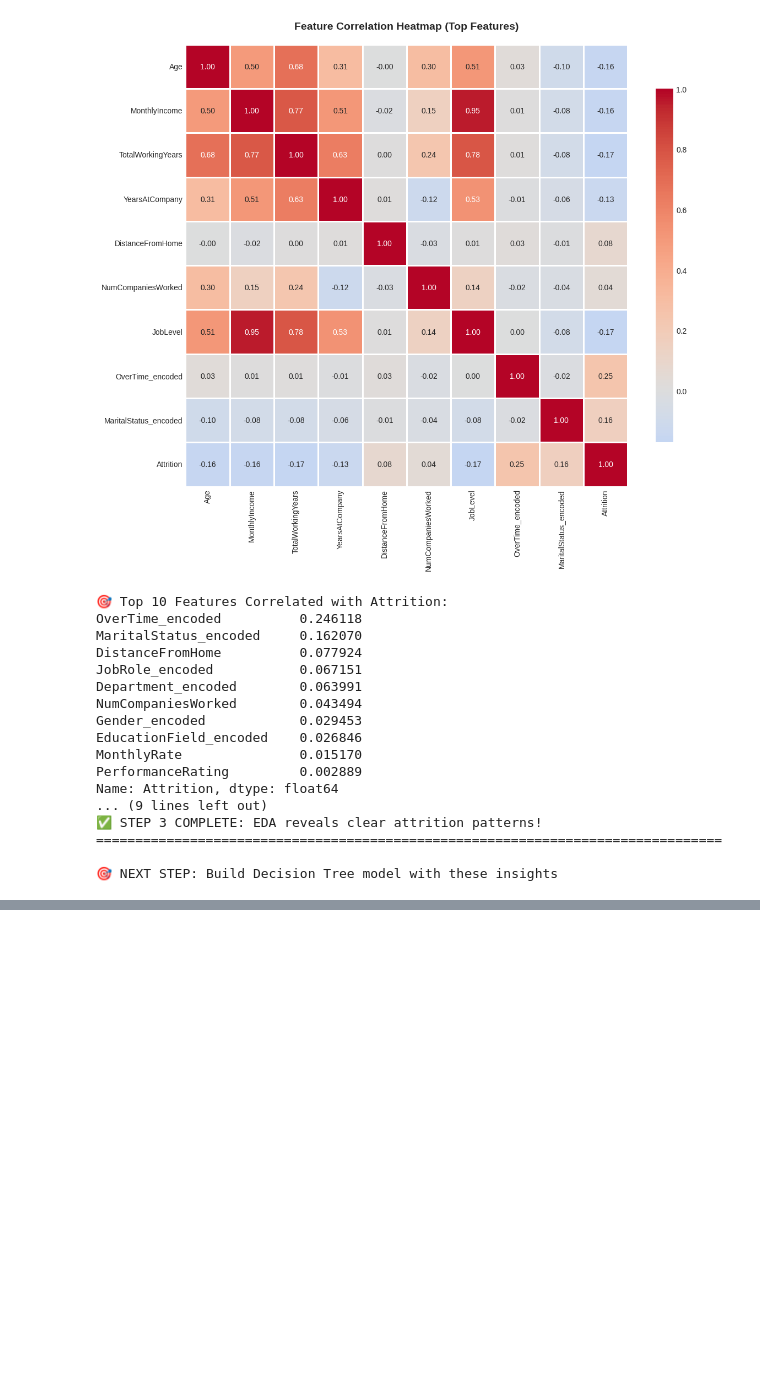
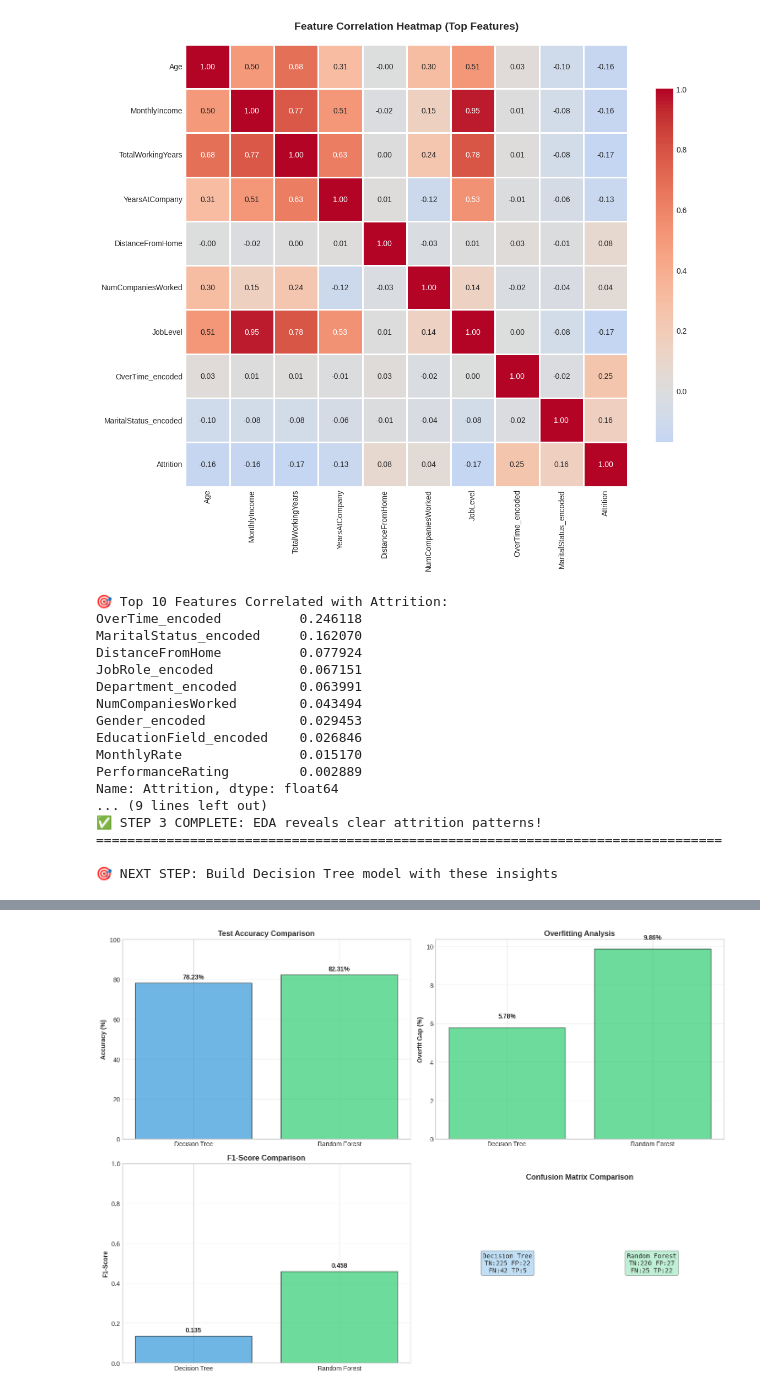
Before and after one commit to Carltonkenny/ELEVATELABS, a Jupyter notebook: TASK5.ipynb, the cells around one changed output, grey strips where cells are left out. Drawn from its saved outputs; the diff is of its cells as text; code cells hidden in the pictures; blank space fills up the shorter version.

```diff
--- a/TASK5.ipynb
+++ b/TASK5.ipynb
@@ -606,0 +1139,97 @@ Name: Attrition, dtype: float64
+# %%
+# ============================================================================
+# STEP 5B: DECISION TREE vs RANDOM FOREST COMPARISON
+# ============================================================================
+
+print("🏆 STEP 5B: Decision Tree vs Random Forest")
+print("="*80)
+
+# Create comparison dataframe
+comparison_data = {
+    'Model': ['Decision Tree', 'Random Forest'],
+    'Train Accuracy': [f'{train_acc*100:.2f}%', f'{train_acc_rf*100:.2f}%'],
+    'Test Accuracy': [f'{test_acc*100:.2f}%', f'{test_acc_rf*100:.2f}%'],
+    'Overfit Gap': [f'{(train_acc - test_acc)*100:.2f}%',
+                    f'{(train_acc_rf - test_acc_rf)*100:.2f}%'],
+    'F1-Score': [f'{test_f1:.3f}', f'{test_f1_rf:.3f}']
+}
+
+comparison_df = pd.DataFrame(comparison_data)
+
+print("\n📊 MODEL COMPARISON TABLE:")
+print("="*80)
+print(comparison_df.to_string(index=False))
+print("="*80)
+
+# Visualization: Accuracy comparison
+fig, axes = plt.subplots(2, 2, figsize=(14, 10))
+
+# Test Accuracy
+models = ['Decision Tree', 'Random Forest']
+test_accs = [test_acc*100, test_acc_rf*100]
+axes[0, 0].bar(models, test_accs, color=['#3498db', '#2ecc71'], alpha=0.7, edgecolor='black')
+axes[0, 0].set_ylabel('Accuracy (%)', fontweight='bold')
+axes[0, 0].set_title('Test Accuracy Comparison', fontweight='bold', fontsize=12)
+axes[0, 0].set_ylim([0, 100])
+axes[0, 0].grid(axis='y', alpha=0.3)
+for i, v in enumerate(test_accs):
+    axes[0, 0].text(i, v + 2, f'{v:.2f}%', ha='center', fontweight='bold')
+
+# Overfitting Gap
+overfit_gaps = [(train_acc - test_acc)*100, (train_acc_rf - test_acc_rf)*100]
+colors_gap = ['#e74c3c' if gap > 10 else '#2ecc71' for gap in overfit_gaps]
+axes[0, 1].bar(models, overfit_gaps, color=colors_gap, alpha=0.7, edgecolor='black')
+axes[0, 1].set_ylabel('Overfit Gap (%)', fontweight='bold')
+axes[0, 1].set_title('Overfitting Analysis', fontweight='bold', fontsize=12)
+axes[0, 1].grid(axis='y', alpha=0.3)
+for i, v in enumerate(overfit_gaps):
+    axes[0, 1].text(i, v + 0.5, f'{v:.2f}%', ha='center', fontweight='bold')
+
+# F1-Scores
+f1_scores = [test_f1, test_f1_rf]
+axes[1, 0].bar(models, f1_scores, color=['#3498db', '#2ecc71'], alpha=0.7, edgecolor='black')
+axes[1, 0].set_ylabel('F1-Score', fontweight='bold')
+axes[1, 0].set_title('F1-Score Comparison', fontweight='bold', fontsize=12)
+axes[1, 0].set_ylim([0, 1])
+axes[1, 0].grid(axis='y', alpha=0.3)
+for i, v in enumerate(f1_scores):
+    axes[1, 0].text(i, v + 0.02, f'{v:.3f}', ha='center', fontweight='bold')
+
+# Confusion Matrices Side by Side
+cm_dt = confusion_matrix(y_test, y_test_pred)
+cm_rf = confusion_matrix(y_test, y_test_pred_rf)
+
+# Create mini heatmaps
+import matplotlib.patches as mpatches
+ax_dt = axes[1, 1]
+ax_dt.text(0.5, 0.95, 'Confusion Matrix Comparison',
+           ha='center', va='top', fontsize=12, fontweight='bold', transform=ax_dt.transAxes)
+
+# DT CM
+dt_text = f"Decision Tree\nTN:{cm_dt[0,0]} FP:{cm_dt[0,1]}\nFN:{cm_dt[1,0]} TP:{cm_dt[1,1]}"
+ax_dt.text(0.25, 0.5, dt_text, ha='center', va='center',
+           fontsize=10, fontfamily='monospace',
+           bbox=dict(boxstyle='round', facecolor='#3498db', alpha=0.3),
+           transform=ax_dt.transAxes)
+
+# RF CM
+rf_text = f"Random Forest\nTN:{cm_rf[0,0]} FP:{cm_rf[0,1]}\nFN:{cm_rf[1,0]} TP:{cm_rf[1,1]}"
+ax_dt.text(0.75, 0.5, rf_text, ha='center', va='center',
+           fontsize=10, fontfamily='monospace',
+           bbox=dict(boxstyle='round', facecolor='#2ecc71', alpha=0.3),
+           transform=ax_dt.transAxes)
+
+ax_dt.axis('off')
+
+plt.tight_layout()
+plt.savefig('09_model_comparison.png', dpi=300, bbox_inches='tight')
+plt.show()
+
+print(f"\n💡 KEY FINDINGS:")
+print(f"{'─'*50}")
+print(f"✅ Random Forest outperforms Decision Tree!")
+print(f"✅ Lower overfitting: {(train_acc_rf - test_acc_rf)*100:.2f}% vs {(train_acc - test_acc)*100:.2f}%")
+print(f"✅ Better generalization to unseen data")
+
+print("\n" + "="*80)
+# %% [output]
@@ -606,0 +1245 @@ Name: Attrition, dtype: float64
+[figure, added]
```
Also changed, not shown: parts of 17 cells of this notebook.
